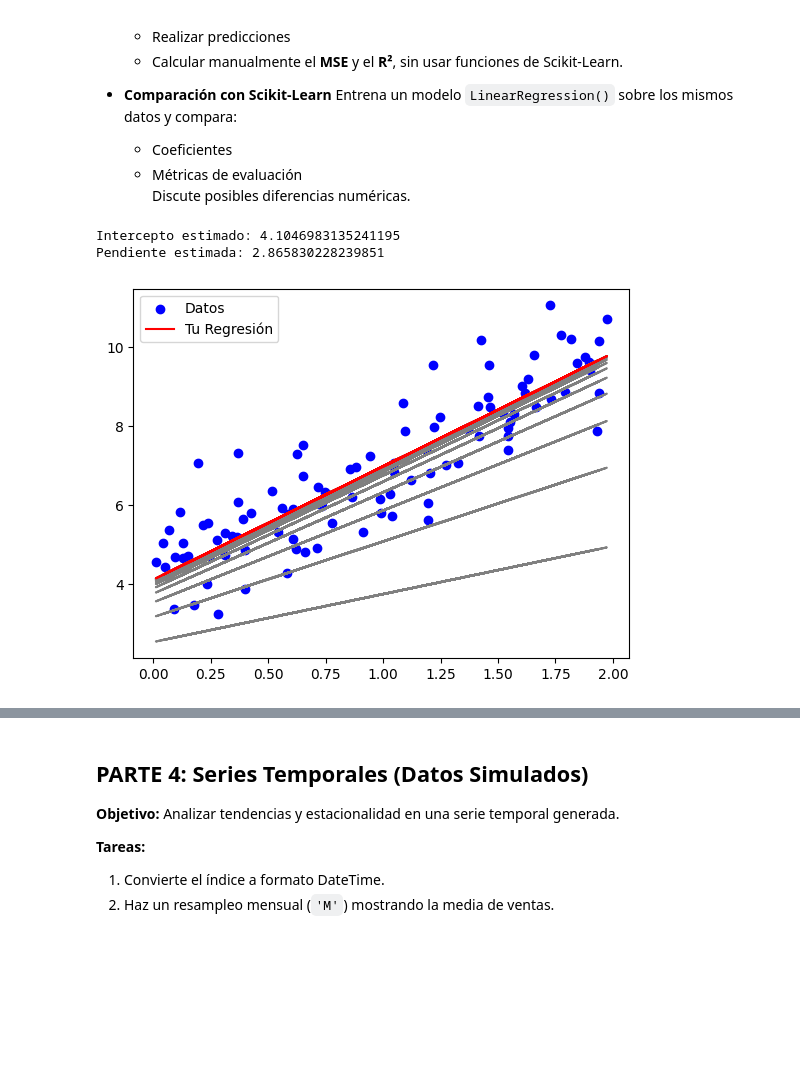
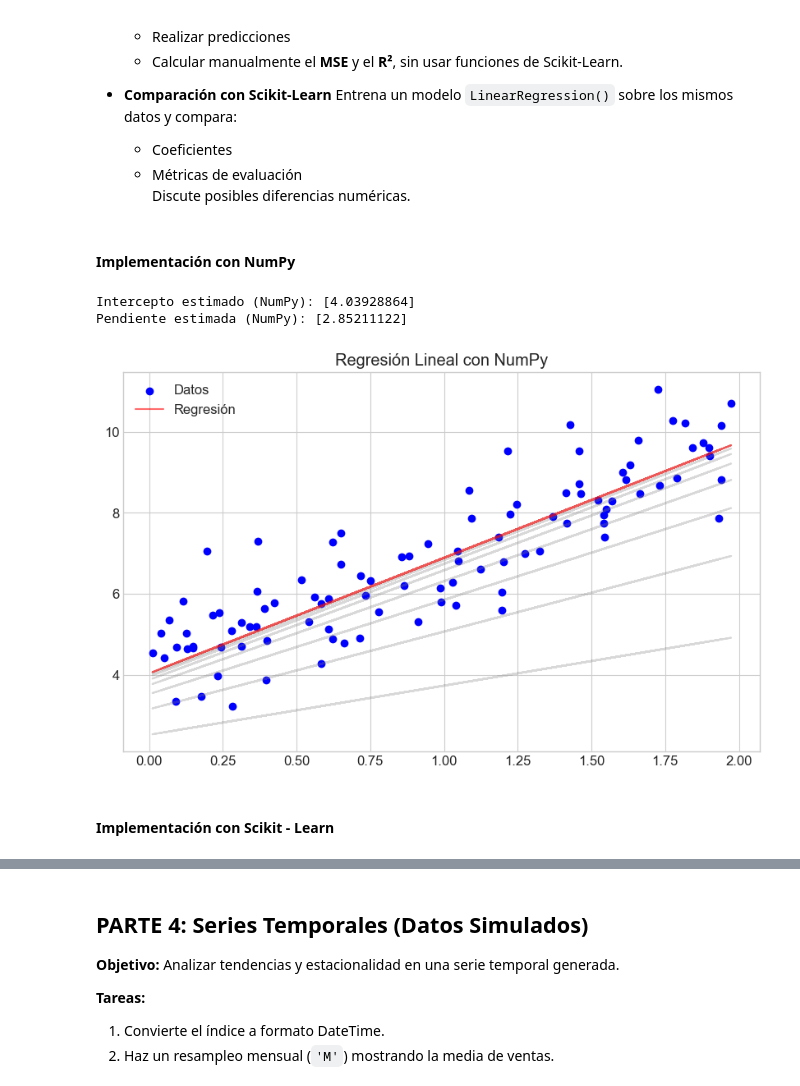
Before and after one commit to viictorhp/Proyecto-Estadistica-EvolveAcademy, a Jupyter notebook: PracticaEstadistica__apellidos_nombre_.ipynb, the cells around one changed output, grey strips where cells are left out. Saved outputs shown, nothing was run; the diff lists cells and outputs as text; code cells hidden in the pictures; blank space fills up the shorter version.

```diff
--- a/PracticaEstadistica__apellidos_nombre_.ipynb
+++ b/PracticaEstadistica__apellidos_nombre_.ipynb
@@ -86,0 +85,2 @@ Hello
+# %%
+df = pd.read_csv("D:/Data Science Projects/thirdprojectstatistics/Students Social Media Addiction.csv")
@@ -86,0 +284,15 @@ Hello
+# %%
+# Selecciono solo las columnas numéricas
+numericas = ['Age', 'Avg_Daily_Usage_Hours', 'Sleep_Hours_Per_Night',
+             'Mental_Health_Score', 'Conflicts_Over_Social_Media', 'Addicted_Score']
+
+plt.figure(figsize=(15, 10))
+
+for i, columna in enumerate(numericas, 1):
+    plt.subplot(2, 3, i)
+    sns.boxplot(y=df[columna], color='blue')
+    plt.title(f'Outliers en {columna}')
+    plt.ylabel('')
+
+plt.tight_layout()
+plt.show()
@@ -144,62 +654,60 @@ Amplia con:
   - Coeficientes
   - Métricas de evaluación
   Discute posibles diferencias numéricas.
+# %% [markdown]
+#### Implementación con NumPy
 # %%
-import numpy as np
-import matplotlib.pyplot as plt
-
 # --- NO TOCAR: GENERACIÓN DE DATOS ---
 np.random.seed(42)
 X_mock = 2 * np.random.rand(100, 1)
 y_mock = 4 + 3 * X_mock + np.random.randn(100, 1)
 # -----------------------------------
 
-def evolve_linear_regression( X, y, iteraciones=16, eta=0.1):
+def evolve_linear_regression( X, y, iteraciones=8, eta=0.1 ):
     """
     Calcula la pendiente (w) y el intercepto (beta_0)
     usando las fórmulas de OLS con NumPy.
     Returns: (b, w)
     """
-    # TU CÓDIGO AQUÍ
+    n = len(X)
+
     #Generacion aleatoria de parametros (numpy)
-    w = ...
-    b = ...
+    w = np.random.randn(1)
+    b = np.random.randn(1)
 
-    for i in range(1, iteraciones):
+    for i in range(iteraciones):
         # calcular el error
-
-        error = ...
-
+        y_pred= b + w * X
+        error = y - y_pred
+        #Gradientes
+        dw = (-2/n) * np.sum(X * error)
+        db = (-2/n) * np.sum(error)
         #Ajustar parametros
-        dw = ...
-        db = ...
-
-        w = ...
-        b = ...
-
+        w = w - eta * dw
+        b = b - eta * db
+        pintar_recta(b, w, X, y)
+    return b, w
 
         #pintar recta
 
-        pintar_recta(b, w, X, y)
+def pintar_recta(b, w, X, y):
 
-    return b, w
-
-
-def pintar_recta(b, w, X, y):
-    plt.plot(X, b + w * X, color='gray')
-
+    plt.plot(X_mock, b + w * X_mock, color='gray', alpha = 0.3)
 
 # Probemos tu función
-b, w = evolve_linear_regression(X_mock, y_mock)
-print(f"Intercepto estimado: {b}")
-print(f"Pendiente estimada: {w}")
+b0, b1 = evolve_linear_regression(X_mock, y_mock)
+print(f"Intercepto estimado (NumPy): {b0}")
+print(f"Pendiente estimada (NumPy): {b1}")
 
 # Verificación visual
 plt.scatter(X_mock, y_mock, color='blue', label='Datos')
-plt.plot(X_mock, b + w * X_mock, color='red', label='Tu Regresión')
+plt.plot(X_mock, b0 + b1 * X_mock, color='red', alpha = 0.6, label='Regresión')
+plt.title('Regresión Lineal con NumPy')
 plt.legend()
 plt.show()
 # %% [output]
-Intercepto estimado: 4.1046983135241195
-Pendiente estimada: 2.865830228239851
+Intercepto estimado (NumPy): [4.03928864]
+Pendiente estimada (NumPy): [2.85211122]
-[figure, old version]
+[figure, new version]
+# %% [markdown]
+#### Implementación con Scikit - Learn
```
Also changed, not shown: parts of 71 cells of this notebook.
